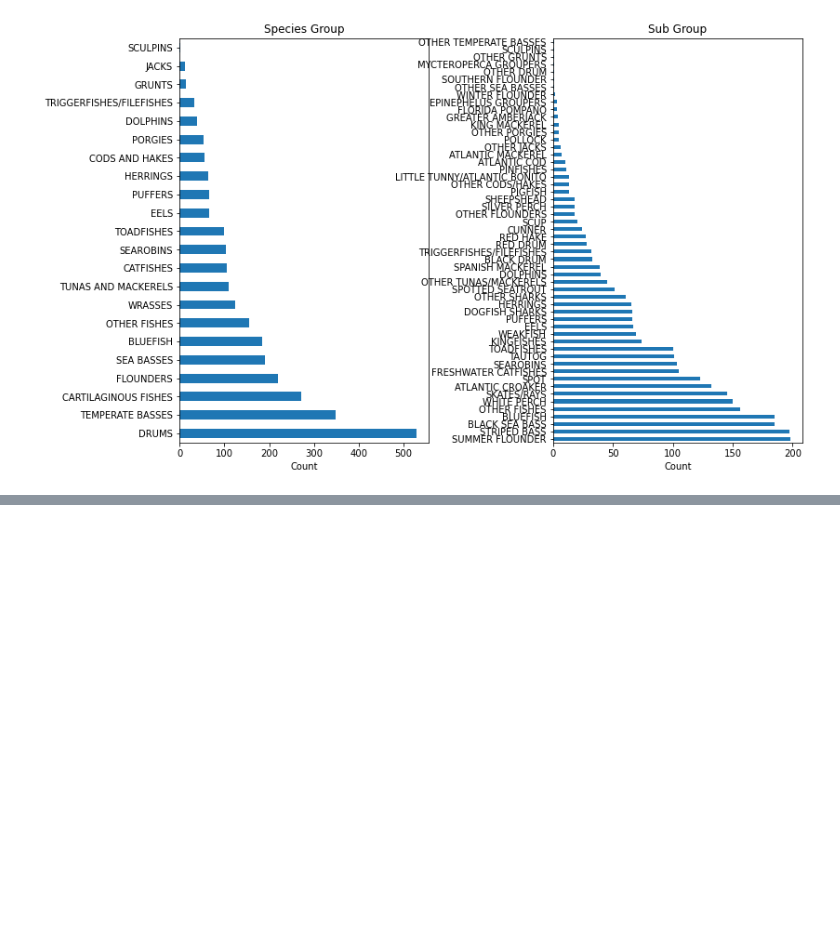
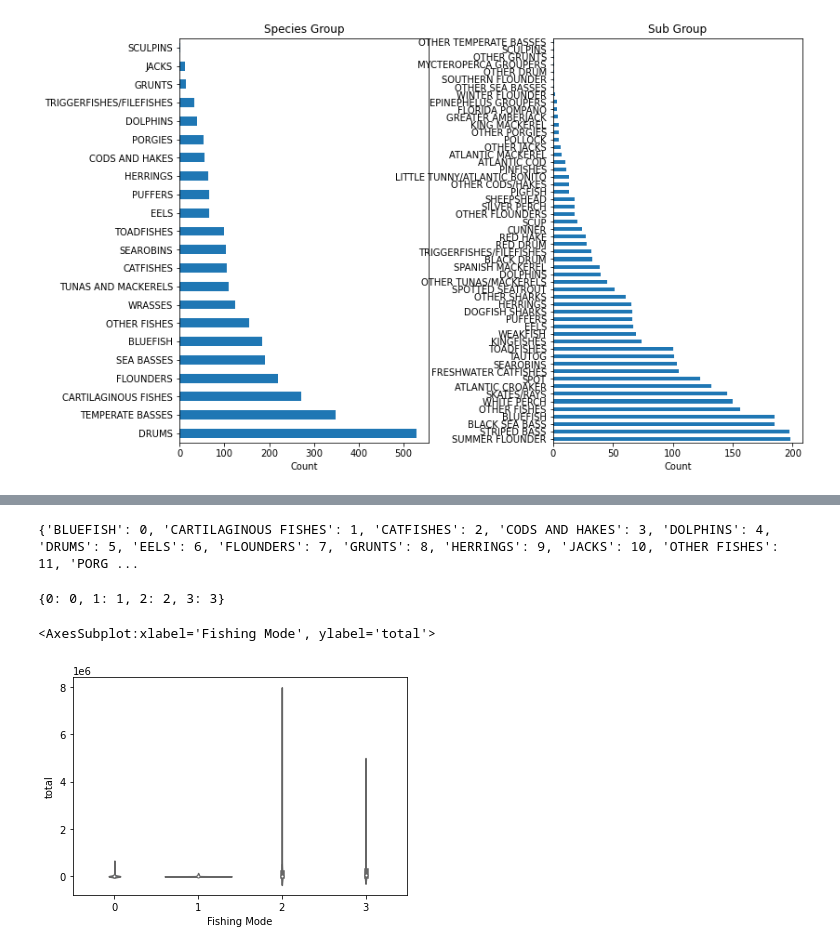
Before and after one commit to rjaynes/FishingModel, a Jupyter notebook: Fishing_Data_Wrangling.ipynb, the cells around one changed output, grey strips where cells are left out. Drawn from its saved outputs; the diff is of its cells as text; code cells hidden in the pictures; blank space fills up the shorter version.

Commit message:
Started clustering and visualizations

```diff
--- a/Fishing_Data_Wrangling.ipynb
+++ b/Fishing_Data_Wrangling.ipynb
@@ -321,0 +353,11 @@ Name: total, dtype: float64
+# %%
+#transform 'Fishing Mode' and 'Fishing Area' colums into numerical values
+le = LabelEncoder().fit(df['Fishing Mode'])
+df['Fishing Mode'] = le.transform(df['Fishing Mode'])
+
+ld = LabelEncoder().fit(df['Fishing Area'])
+df['Fishing Area'] = ld.transform(df['Fishing Area'])
+
+ls = LabelEncoder().fit(df['SpecGroup'])
+df['SpecGroup'] = ls.transform(df['SpecGroup'])
+print(df.info())
@@ -321,0 +382,20 @@ Name: total, dtype: float64
+# %%
+#tried to make a dictionary to show the old name of 'Fishing Area : New Key, but it's not working
+L = list(ls.inverse_transform(df['SpecGroup']))
+d = dict(zip(ls.classes_, ls.transform(ls.classes_)))
+print (d)
+# %% [output]
+{'BLUEFISH': 0, 'CARTILAGINOUS FISHES': 1, 'CATFISHES': 2, 'CODS AND HAKES': 3, 'DOLPHINS': 4, 'DRUMS': 5, 'EELS': 6, 'FLOUNDERS': 7, 'GRUNTS': 8, 'HERRINGS': 9, 'JACKS': 10, 'OTHER FISHES': 11, 'PORG ...
+# %%
+#tried to make a dictionary to show the old name of 'Fishing Area : New Key, but it's not working
+L = list(le.inverse_transform(df['Fishing Mode']))
+d = dict(zip(le.classes_, le.transform(le.classes_)))
+print (d)
+# %% [output]
+{0: 0, 1: 1, 2: 2, 3: 3}
+# %%
+#violin plot
+sns.violinplot('Fishing Mode','total',data=df,palette='coolwarm')
+# %% [output]
+<AxesSubplot:xlabel='Fishing Mode', ylabel='total'>
+[figure, added]
```
Also changed, not shown: parts of 16 cells of this notebook.
